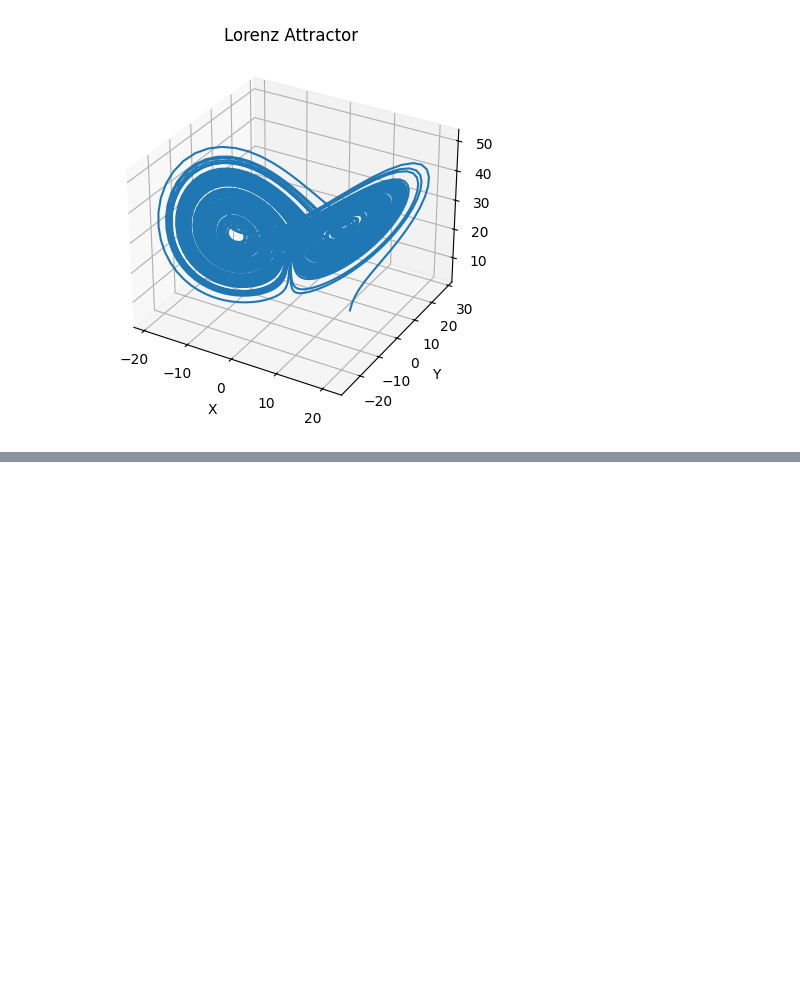
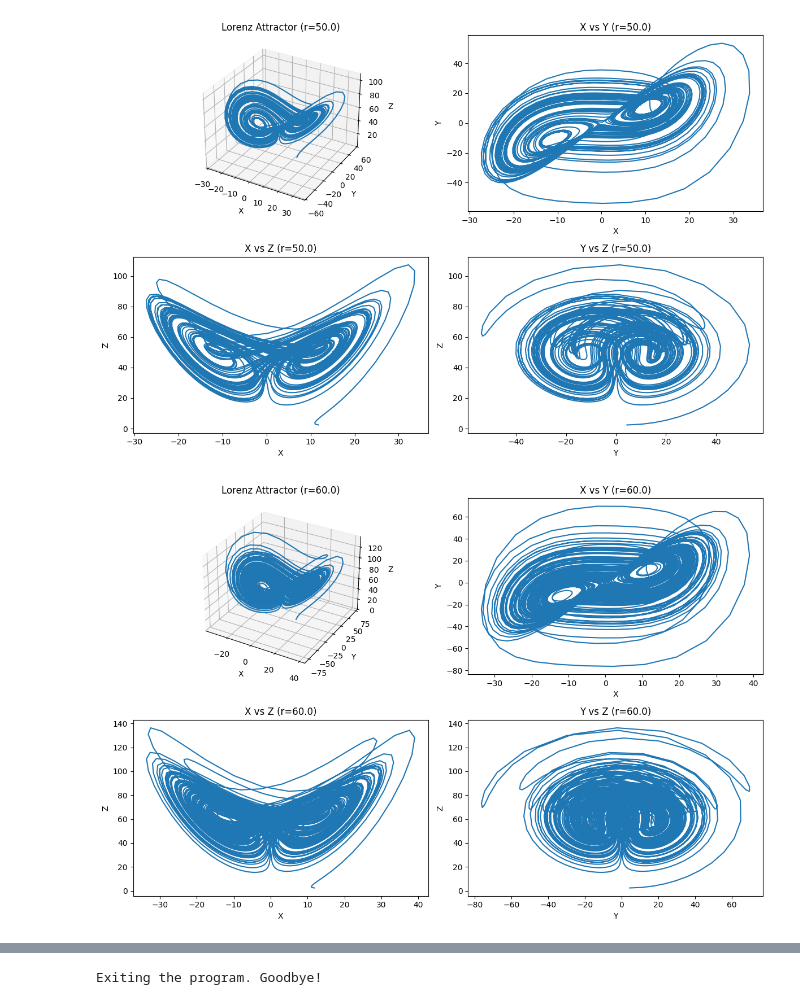
Before and after one commit to TaterTotMan64/CST-305, a Jupyter notebook: Project 5/Project 5 – Self-Organized Criticality.ipynb, the cells around one changed output, grey strips where cells are left out. Cells and saved outputs as stored; diff of their text form; code cells hidden in the pictures; blank space fills up the shorter version.

```diff
--- a/Project 5/Project 5 – Self-Organized Criticality.ipynb
+++ b/Project 5/Project 5 – Self-Organized Criticality.ipynb
@@ -1,6 +1,13 @@
 # %%
+# Programmers: Grant Burk and Ben Croyle
+#
+# Code packages: numpy and matplotlib (see below)
+#
+# The approach to implement was very simple, just define the lorenz equation with the initial value and then get the r value from user input. There are 4 graphs outputted, 1 3d plot and 3 2d plots.
+
 import numpy as np
 import matplotlib.pyplot as plt
+
 
 def lorenz_attractor(x, y, z, dt=0.01, s=10, b=2.667, r=28):
     """
@@ -12,47 +19,75 @@ def lorenz_attractor(x, y, z, dt=0.01, s=10, b=2.667, r=28):
         s, b, r: Lorenz parameters.
 
     Returns:
         x, y, z: Arrays containing the time series of x, y, and z values.
     """
 
     x_list, y_list, z_list = [x], [y], [z]
 
     for i in range(10000):
         dx = s * (y - x)
         dy = x * (r - z) - y
         dz = x * y - b * z
 
         x += dx * dt
         y += dy * dt
         z += dz * dt
 
         x_list.append(x)
         y_list.append(y)
         z_list.append(z)
 
     return np.array(x_list), np.array(y_list), np.array(z_list)
 
+
 # Initial values
-x0, y0, z0 = 11.8, 4.4, 2.4 # in KB
+x0, y0, z0 = 11.8, 4.4, 2.4  # Starting values for the Lorenz attractor
 
-# Generate the Lorenz attractor
-x, y, z = lorenz_attractor(x0, y0, z0)
+while True:
 
-# Create a 3D plot
-fig = plt.figure()
-ax = fig.add_subplot(111, projection='3d')
+    # Ask the user if they want to continue or exit
+    user_input = input("Enter the r value for the Lorenz attractor (or type 'exit' to quit): ").strip().lower()
+    if user_input == 'exit':
+        print("Exiting the program. Goodbye!")
+        break
 
-ax.plot(x, y, z)
-ax.set_xlabel("X")
-ax.set_ylabel("Y")
-ax.set_zlabel("Z")
-ax.set_title("Lorenz Attractor")
+    # Prompt the user for the r value
+    r_value = float(user_input)
 
-plt.show()
+    # Generate the Lorenz attractor
+    x, y, z = lorenz_attractor(x0, y0, z0, r=r_value)
 
-# TODO:
-#Plot each 2d plot sperately
-#Get R from user input
-#Find R value where plots are not showing movement
+    # Create a 3D plot
+    fig = plt.figure(figsize=(12, 8))
+
+    ax1 = fig.add_subplot(221, projection='3d')
+    ax1.plot(x, y, z)
+    ax1.set_xlabel("X")
+    ax1.set_ylabel("Y")
+    ax1.set_zlabel("Z")
+    ax1.set_title(f"Lorenz Attractor (r={r_value})")
+
+    # Create 2D plots for each pair of axes
+    ax2 = fig.add_subplot(222)
+    ax2.plot(x, y)
+    ax2.set_xlabel("X")
+    ax2.set_ylabel("Y")
+    ax2.set_title(f"X vs Y (r={r_value})")
+
+    ax3 = fig.add_subplot(223)
+    ax3.plot(x, z)
+    ax3.set_xlabel("X")
+    ax3.set_ylabel("Z")
+    ax3.set_title(f"X vs Z (r={r_value})")
+
+    ax4 = fig.add_subplot(224)
+    ax4.plot(y, z)
+    ax4.set_xlabel("Y")
+    ax4.set_ylabel("Z")
+    ax4.set_title(f"Y vs Z (r={r_value})")
+
+    plt.tight_layout()
+    plt.show()
 # %% [output]
-[figure, old version]
+[figure, new version]
+[figure, added]
@@ -58,0 +97 @@ plt.show()
+Exiting the program. Goodbye!
```
Also changed, not shown: parts of 1 cell of this notebook, 2 other files.
